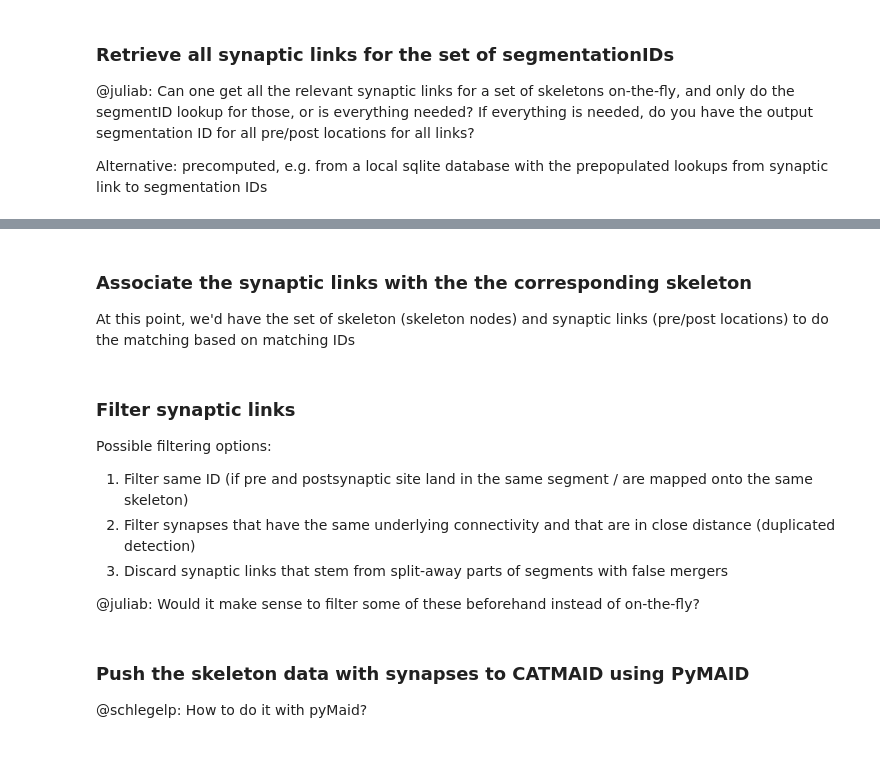
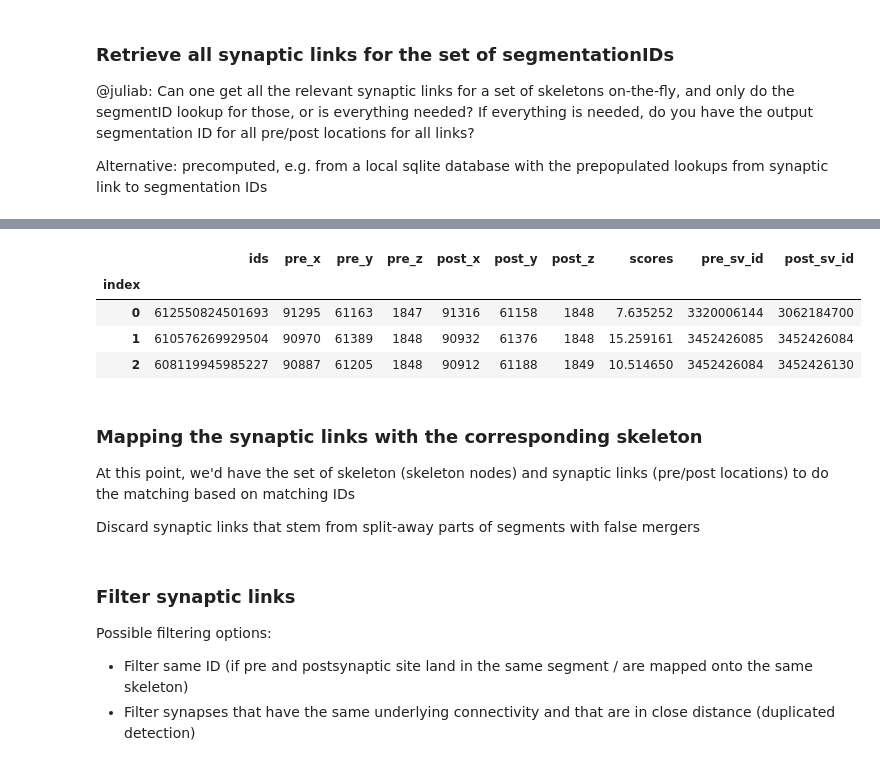
Before and after one commit to navis-org/fafbseg-py, a Jupyter notebook: examples/Query-Service.ipynb, the cells around one changed output, grey strips where cells are left out. Drawn from its saved outputs; the diff is of its cells as text; code cells hidden in the pictures.

```diff
--- a/examples/Query-Service.ipynb
+++ b/examples/Query-Service.ipynb
@@ -82,18 +178,22 @@ Alternative: precomputed, e.g. from a local sqlite database with the prepopulate
+# %%
+filtered_synapses
+# %% [output]
+|  | ids | pre_x | pre_y | pre_z | post_x | post_y | post_z | scores | pre_sv_id | post_sv_id |
+| index |  |  |  |  |  |  |  |  |  |  |
+| 0 | 612550824501693 | 91295 | 61163 | 1847 | 91316 | 61158 | 1848 | 7.635252 | 3320006144 | 3062184700 |
+| 1 | 610576269929504 | 90970 | 61389 | 1848 | 90932 | 61376 | 1848 | 15.259161 | 3452426085 | 3452426084 |
+| 2 | 608119945985227 | 90887 | 61205 | 1848 | 90912 | 61188 | 1849 | 10.514650 | 3452426084 | 3452426130 |
 # %% [markdown]
-### Associate the synaptic links with the the corresponding skeleton
+### Mapping the synaptic links with the corresponding skeleton
 
 At this point, we'd have the set of skeleton (skeleton nodes) and synaptic links (pre/post locations) to do the matching based on matching IDs
+
+Discard synaptic links that stem from split-away parts of segments with false mergers
 # %%
 # TO EXTRACT from exiting code
 # %% [markdown]
 ### Filter synaptic links
 
 Possible filtering options:
-1) Filter same ID (if pre and postsynaptic site land in the same segment / are mapped onto the same skeleton)
-2) Filter synapses that have the same underlying connectivity and that are in close distance (duplicated detection)
-3) Discard synaptic links that stem from split-away parts of segments with false mergers
-
-@juliab: Would it make sense to filter some of these beforehand instead of on-the-fly?
+* Filter same ID (if pre and postsynaptic site land in the same segment / are mapped onto the same skeleton)
+* Filter synapses that have the same underlying connectivity and that are in close distance (duplicated detection)
-# %% [markdown]
-### Push the skeleton data with synapses to CATMAID using PyMAID
-@schlegelp: How to do it with pyMaid?
```
Also changed, not shown: parts of 20 cells of this notebook, 1 other file.
